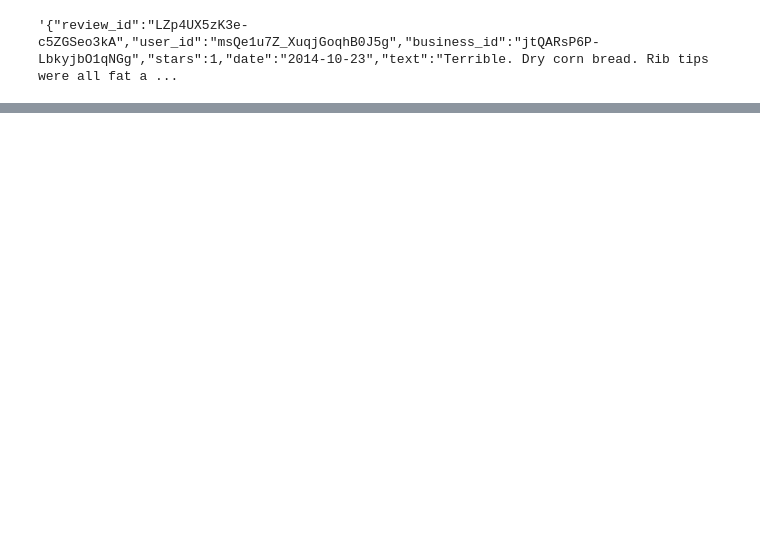
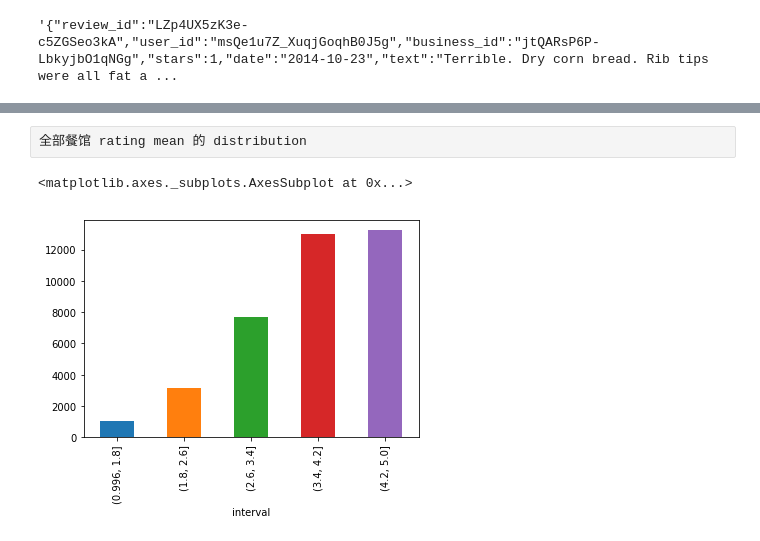
Before and after one commit to ChengdaoYang/Data_Analytics_003, a Jupyter notebook: review_to_df.ipynb, the cells around one changed output, grey strips where cells are left out. Cells and saved outputs as stored; diff of their text form; code cells hidden in the pictures; blank space fills up the shorter version.

```diff
--- a/review_to_df.ipynb
+++ b/review_to_df.ipynb
@@ -37,0 +187,7 @@ df_review.text.iloc[0]
+# %% [raw]
+全部餐馆 rating mean 的 distribution
+# %%
+grouped_avg_stars_rating.groupby('interval').count()['stars'].plot(kind='bar')
+# %% [output]
+<matplotlib.axes._subplots.AxesSubplot at 0x...>
+[figure, added]
```
Also changed, not shown: parts of 28 cells of this notebook, 3 other files.
